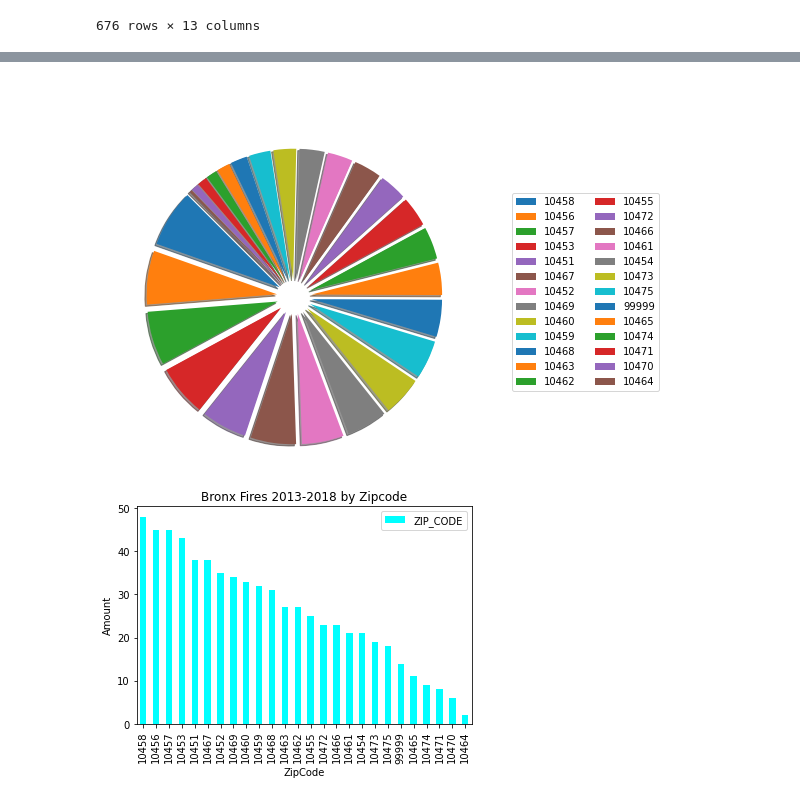
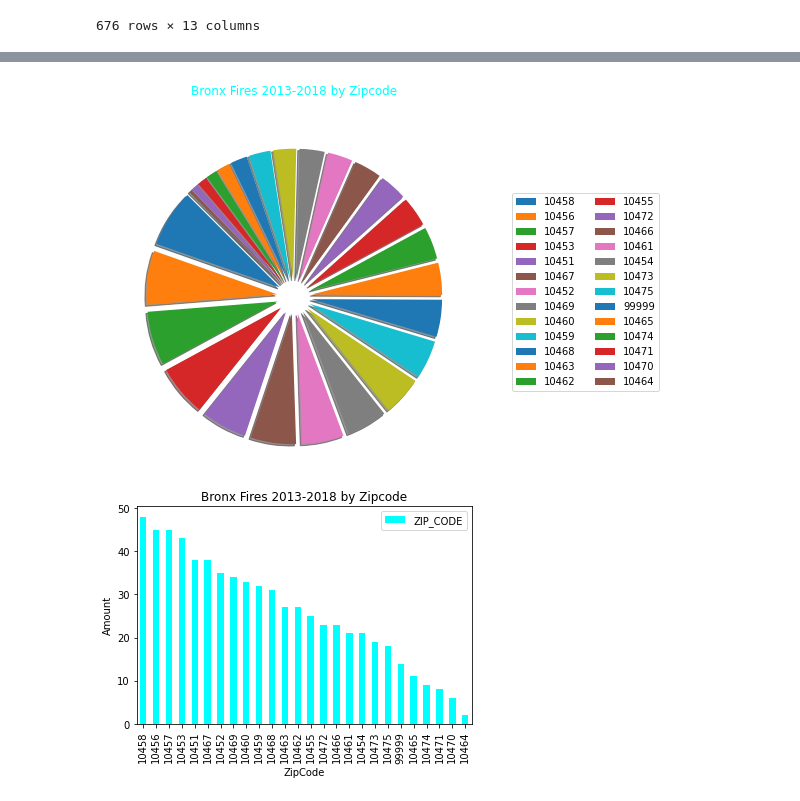
Before and after one commit to daiyanc/nyc_fires, a Jupyter notebook: data_visualization.ipynb, the cells around one changed output, grey strips where cells are left out. Drawn from its saved outputs; the diff is of its cells as text; code cells hidden in the pictures.

Commit message:
color fixes for visualization

```diff
--- a/data_visualization.ipynb
+++ b/data_visualization.ipynb
@@ -225,14 +225,14 @@ bronx
 # %%
 # Pie Chart - Bronx
 bronx_labels = bronx_df['ZIP_CODE'].value_counts().index.tolist()
 bronx_explode = [0.2] * len(bronx_labels)
 plt.pie(bronx_df['ZIP_CODE'].value_counts(), labels=bronx_labels, radius=1.5, shadow=True,
 textprops={'color':'w'}, explode=bronx_explode, startangle=135)
-plt.title('Bronx Fires 2013-2018 by Zipcode', color='w', y=1.4)
+plt.title('Bronx Fires 2013-2018 by Zipcode', color='cyan', y=1.4)
 plt.legend(bronx_labels, bbox_to_anchor=(2.2, 1), ncol=2)
 plt.show()
 # %% [output]
-[figure, old version]
+[figure, new version]
 # %%
 # Bar Graph - Bronx
 bronx_df['ZIP_CODE'].value_counts().plot.bar(xlabel='ZipCode', ylabel='Amount', title='Bronx Fires 2013-2018 by Zipcode', color='cyan')
```
Also changed, not shown: parts of 4 cells of this notebook.
